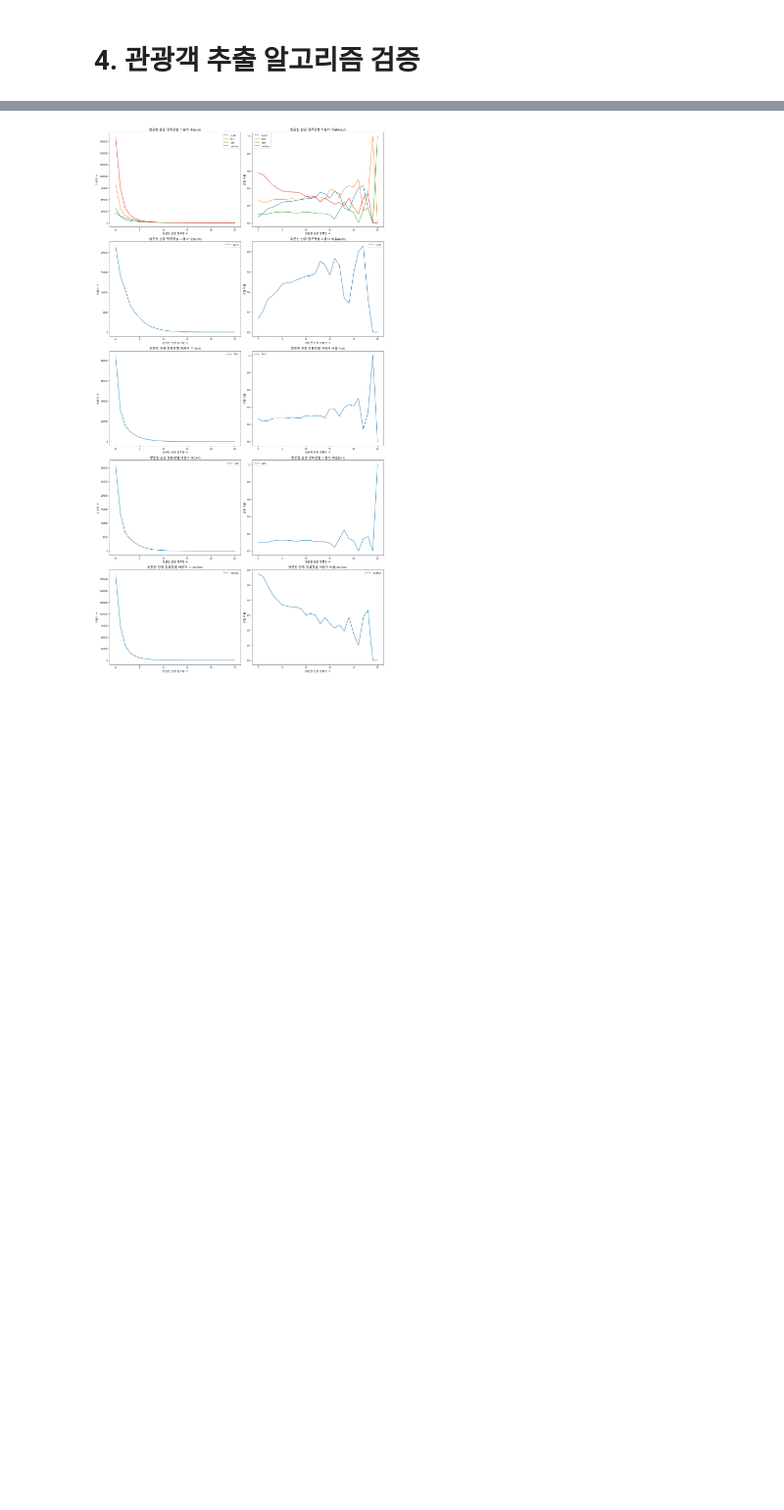
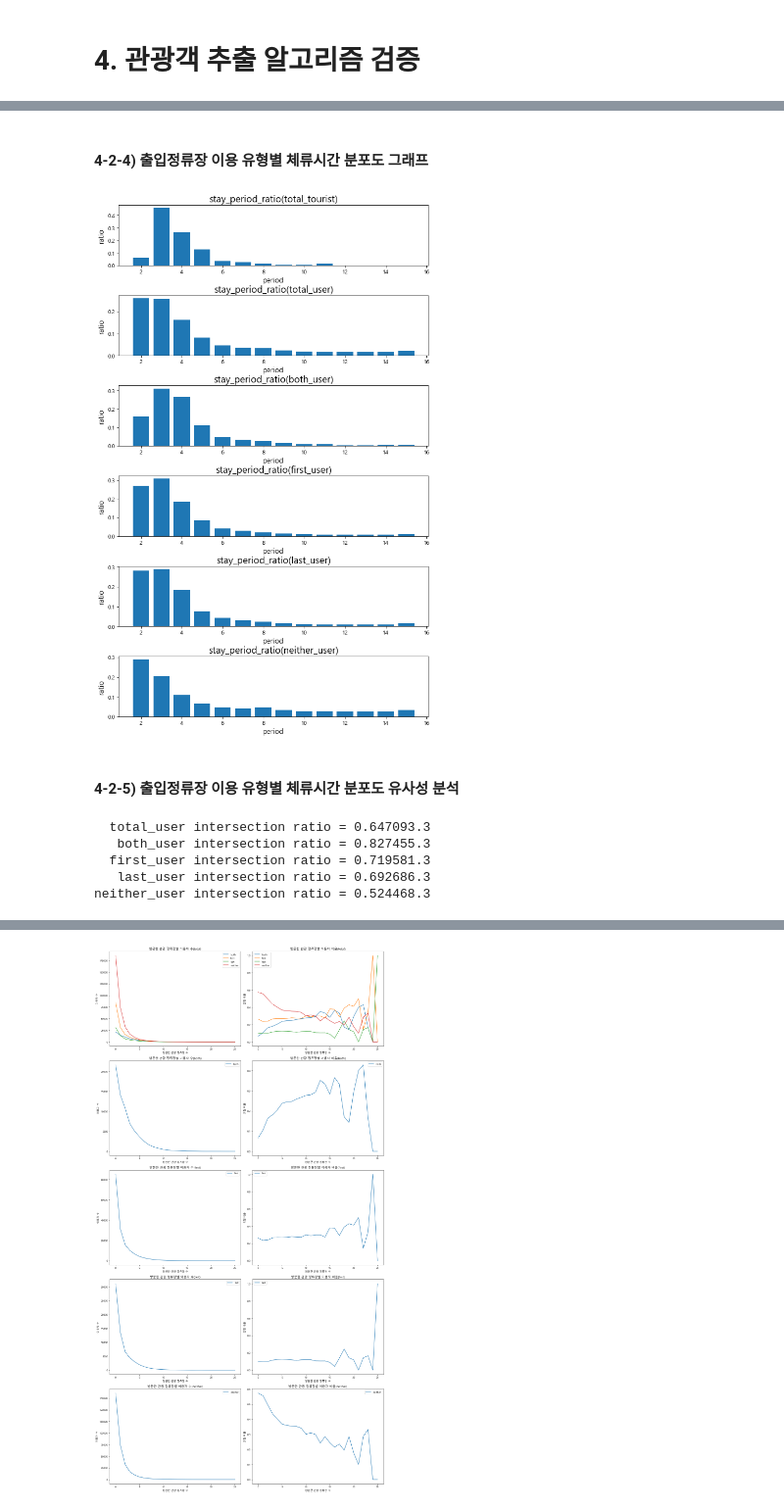
Before and after one commit to hoonisone/2020_jeju-bus-tag_data-analysis, a Jupyter notebook: main/1. 데이터 전처리/1. 이용자&정류장 추출.ipynb, the cells around one changed output, grey strips where cells are left out. Shown: that part at 98% size. Drawn from its saved outputs; the diff is of its cells as text; code cells hidden in the pictures; blank space fills up the shorter version.

```diff
--- a/main/1. 데이터 전처리/1. 이용자&정류장 추출.ipynb
+++ b/main/1. 데이터 전처리/1. 이용자&정류장 추출.ipynb
@@ -734,0 +838,4 @@ UnboundLocalError: local variable 'df' referenced before assignment
+# %%
+# 통계 데이터와 병합
+merged_stay_period_df = pd.merge(bus_stay_period_df, jeju_stay_period_df, on="period", how="inner")
+merged_stay_period_df
@@ -734,0 +873,42 @@ UnboundLocalError: local variable 'df' referenced before assignment
+# %% [markdown]
+#### 4-2-4) 출입정류장 이용 유형별 체류시간 분포도 그래프
+# %%
+y_columns = ["total_tourist",
+             "total_user",
+             "both_user",
+             "first_user",
+             "last_user",
+             "neither_user"]
+
+titles    = ["stay_period_ratio(total_tourist)",
+             "stay_period_ratio(total_user)",
+             "stay_period_ratio(both_user)",
+             "stay_period_ratio(first_user)",
+             "stay_period_ratio(last_user)",
+             "stay_period_ratio(neither_user)"]
+
+plt.figure(figsize=(10, 16))
+plt.subplots_adjust(left=0.125, bottom=0.1, right=0.9, top=0.9, wspace=0.2, hspace=0.5)
+draw_bar_graph_from_df_by_all_columns(merged_stay_period_df, "period", y_columns, titles, "period", "ratio")
+# %% [output]
+[figure, added]
+# %% [markdown]
+#### 4-2-5) 출입정류장 이용 유형별 체류시간 분포도 유사성 분석
+# %%
+# 두 분포도의 유사성 계산
+def how_much_overlap(df, a_column, b_column):
+    df = df.copy()
+    df["min"] = df[[a_column, b_column]].apply(lambda x : x[0] if x[0] < x[1] else x[1], axis = 1)
+    return df["min"].sum()
+
+# 전체 이용자 및 4가지 유형별 이용자에 대한 유사도 계산 및 출력
+type_list = ["total_user", "both_user", "first_user", "last_user", "neither_user"]
+for i, t in enumerate(type_list):
+    intersector_ratio = how_much_overlap(merged_stay_period_df, "total_tourist", t)
+    print("%12s intersection ratio = %f.3"% (t, intersector_ratio));
+# %% [output]
+  total_user intersection ratio = 0.647093.3
+   both_user intersection ratio = 0.827455.3
+  first_user intersection ratio = 0.719581.3
+   last_user intersection ratio = 0.692686.3
+neither_user intersection ratio = 0.524468.3
```
Also changed, not shown: parts of 85 cells of this notebook.
